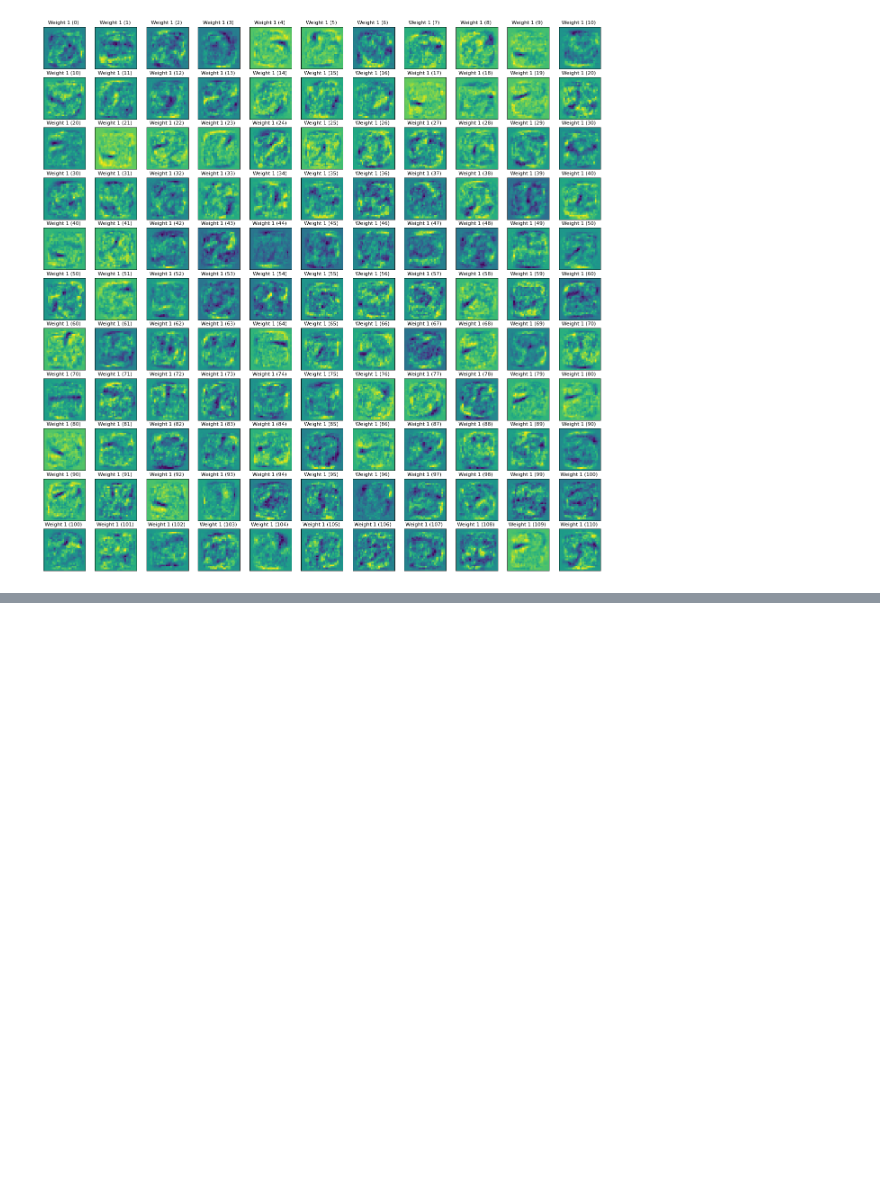
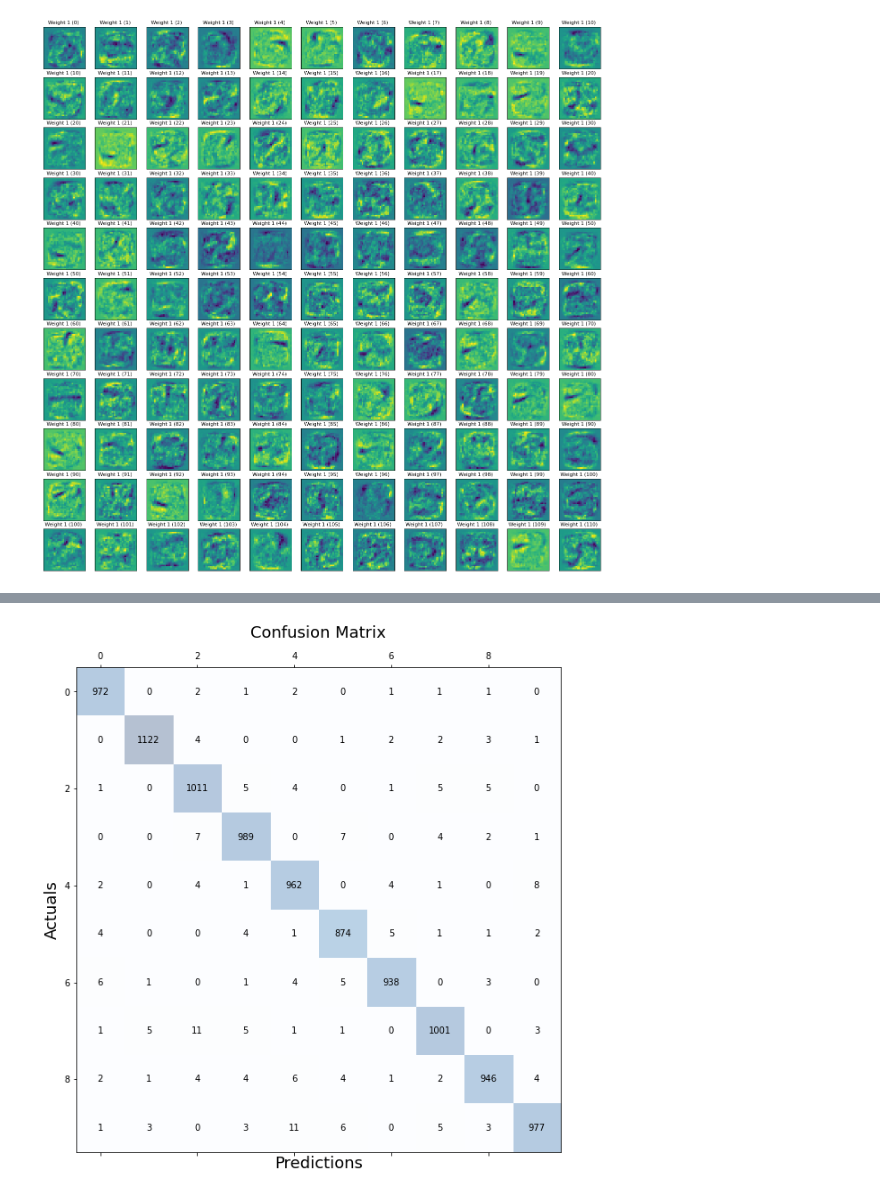
Before and after one commit to atharvabagde/ML_starter, a Jupyter notebook: MNIST/MNIST_Neural_Network.ipynb, the cells around one changed output, grey strips where cells are left out. Saved outputs shown, nothing was run; the diff lists cells and outputs as text; code cells hidden in the pictures; blank space fills up the shorter version.

```diff
--- a/MNIST/MNIST_Neural_Network.ipynb
+++ b/MNIST/MNIST_Neural_Network.ipynb
@@ -398,0 +435,17 @@ show_Weights(network.W1)
+# %%
+from sklearn.metrics import confusion_matrix
+
+conf_matrix = confusion_matrix(np.argmax(y_test, axis = 1), predicted)
+
+fig, ax = plt.subplots(figsize=(10, 10))
+ax.matshow(conf_matrix, cmap=plt.cm.Blues, alpha=0.3)
+for i in range(conf_matrix.shape[0]):
+    for j in range(conf_matrix.shape[1]):
+        ax.text(x=j, y=i,s=conf_matrix[i, j], va='center', ha='center')
+
+plt.xlabel('Predictions', fontsize=18)
+plt.ylabel('Actuals', fontsize=18)
+plt.title('Confusion Matrix', fontsize=18)
+plt.show()
+# %% [output]
+[figure, added]
```
Also changed, not shown: parts of 3 cells of this notebook.
